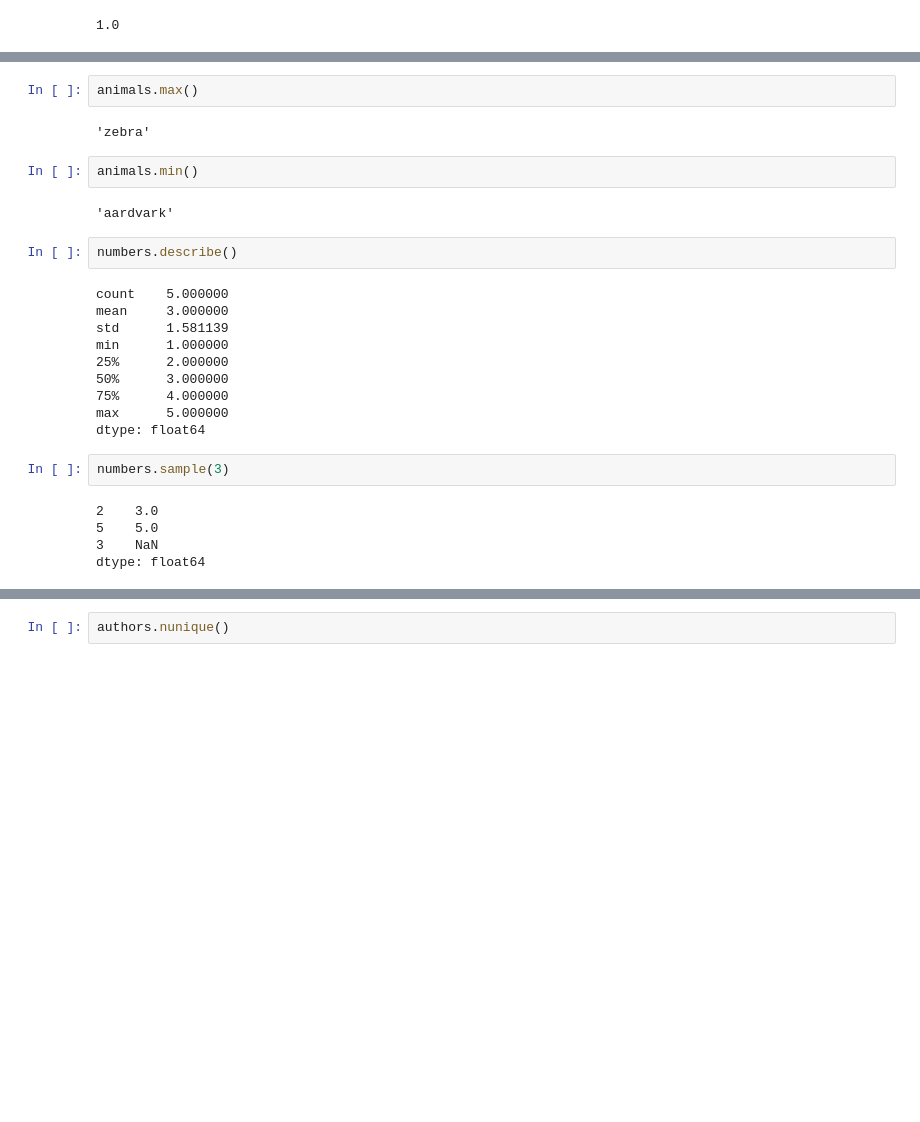
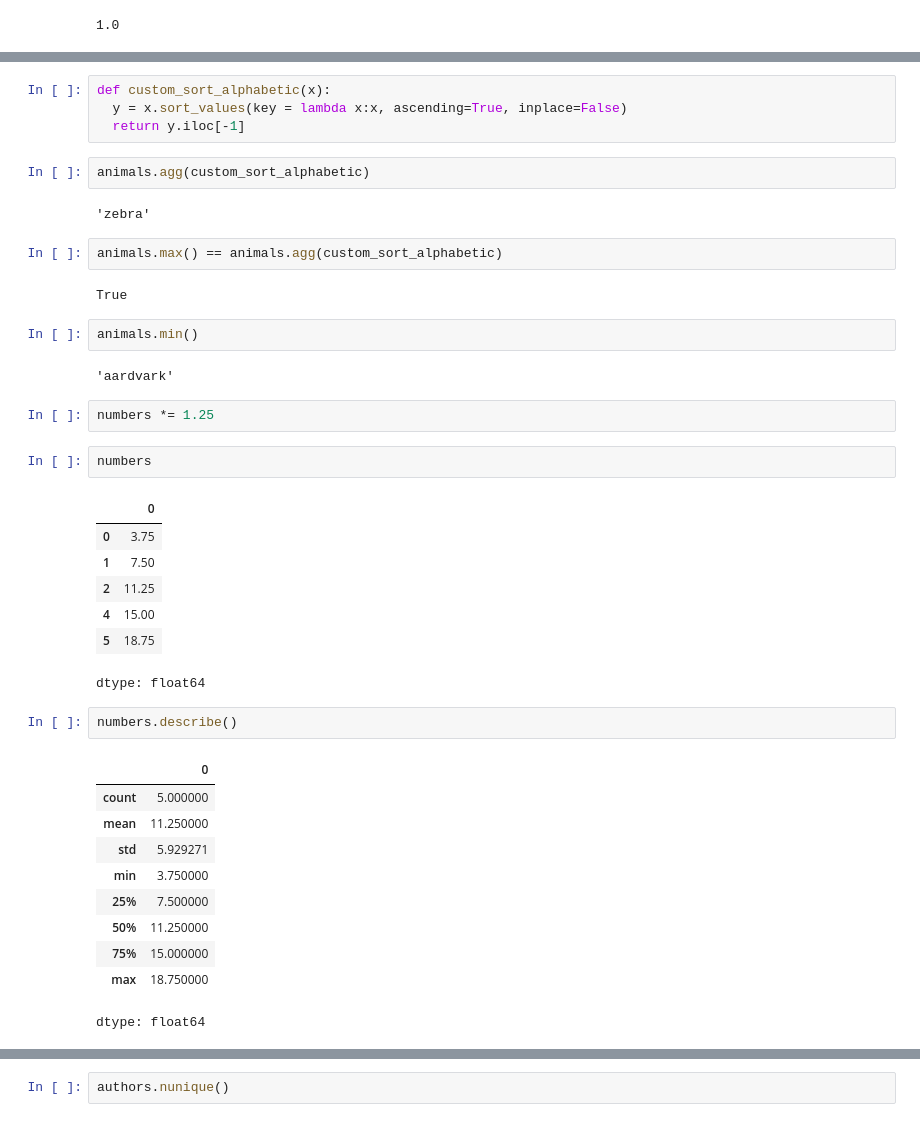
Before and after one commit to brownsloth/3by3, a Jupyter notebook: chapter_02_the_series_object/chapter_02_the_series_object.ipynb, the cells around one changed output, grey strips where cells are left out. Drawn from its saved outputs; the diff is of its cells as text; blank space fills up the shorter version.

```diff
--- a/chapter_02_the_series_object/chapter_02_the_series_object.ipynb
+++ b/chapter_02_the_series_object/chapter_02_the_series_object.ipynb
@@ -452,28 +637,42 @@ animals
 dtype: object
+# %%
+def custom_sort_alphabetic(x):
+  y = x.sort_values(key = lambda x:x, ascending=True, inplace=False)
+  return y.iloc[-1]
+# %%
+animals.agg(custom_sort_alphabetic)
+# %% [output]
+'zebra'
 # %%
-animals.max()
+animals.max() == animals.agg(custom_sort_alphabetic)
 # %% [output]
-'zebra'
+True
 # %%
 animals.min()
 # %% [output]
 'aardvark'
+# %%
+numbers *= 1.25
+# %%
+numbers
+# %% [output]
+|  | 0 |
+| 0 | 3.75 |
+| 1 | 7.50 |
+| 2 | 11.25 |
+| 4 | 15.00 |
+| 5 | 18.75 |
+dtype: float64
 # %%
 numbers.describe()
 # %% [output]
+|  | 0 |
+| count | 5.000000 |
+| mean | 11.250000 |
+| std | 5.929271 |
+| min | 3.750000 |
+| 25% | 7.500000 |
+| 50% | 11.250000 |
+| 75% | 15.000000 |
+| max | 18.750000 |
-count    5.000000
-mean     3.000000
-std      1.581139
-min      1.000000
-25%      2.000000
-50%      3.000000
-75%      4.000000
-max      5.000000
 dtype: float64
-# %%
-numbers.sample(3)
-# %% [output]
-2    3.0
-5    5.0
-3    NaN
-dtype: float64
```
Also changed, not shown: parts of 77 cells of this notebook.
